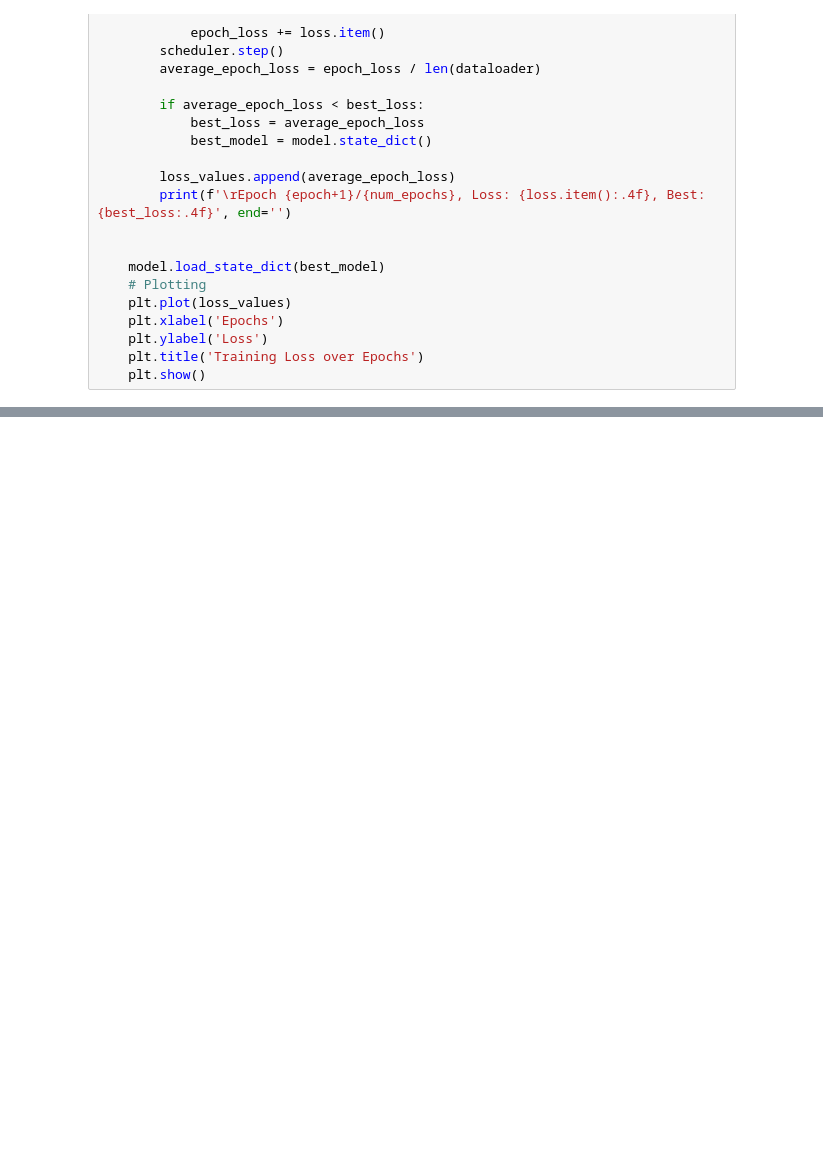
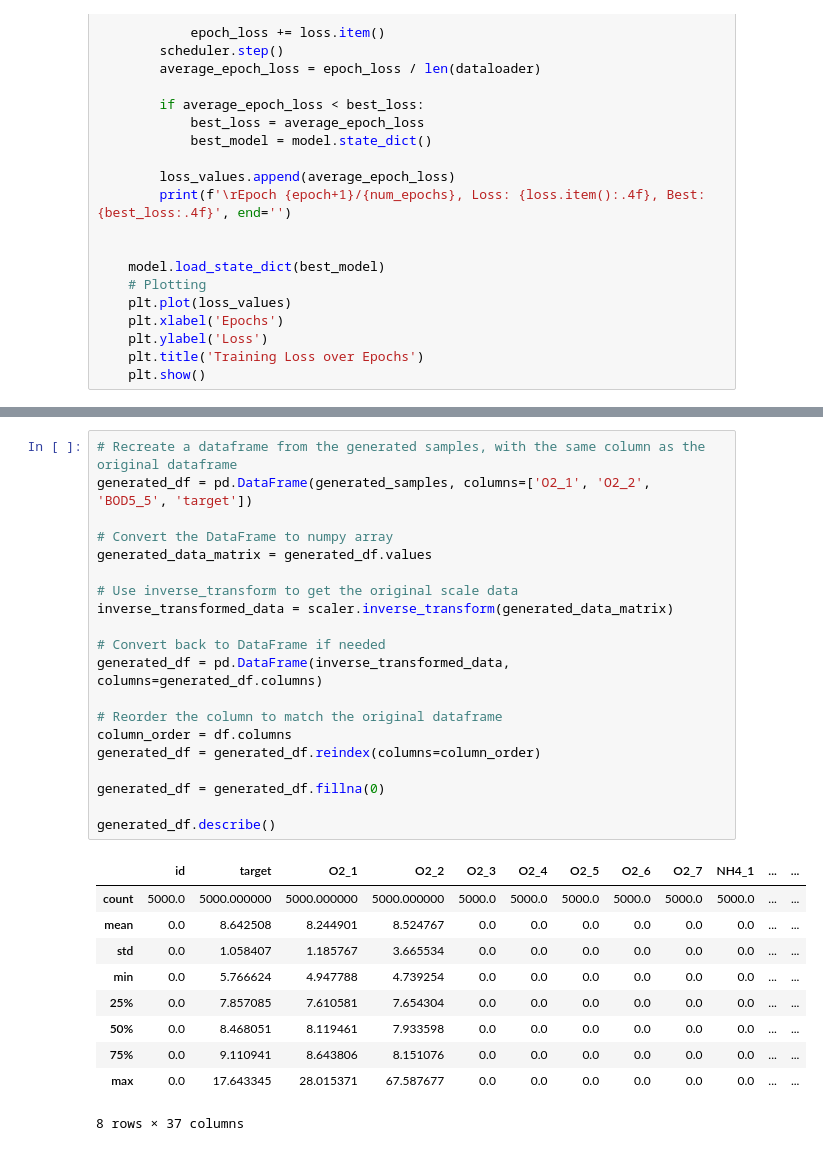
Before and after one commit to ThibLang/playground-series-s3e21, a Jupyter notebook: VAE.ipynb, the cells around one changed output, grey strips where cells are left out. Cells and saved outputs as stored; diff of their text form; blank space fills up the shorter version.

```diff
--- a/VAE.ipynb
+++ b/VAE.ipynb
@@ -358,0 +364,31 @@ plt.show()
+# %%
+# Recreate a dataframe from the generated samples, with the same column as the original dataframe
+generated_df = pd.DataFrame(generated_samples, columns=['O2_1', 'O2_2', 'BOD5_5', 'target'])
+
+# Convert the DataFrame to numpy array
+generated_data_matrix = generated_df.values
+
+# Use inverse_transform to get the original scale data
+inverse_transformed_data = scaler.inverse_transform(generated_data_matrix)
+
+# Convert back to DataFrame if needed
+generated_df = pd.DataFrame(inverse_transformed_data, columns=generated_df.columns)
+
+# Reorder the column to match the original dataframe
+column_order = df.columns
+generated_df = generated_df.reindex(columns=column_order)
+
+generated_df = generated_df.fillna(0)
+
+generated_df.describe()
+# %% [output]
+|  | id | target | O2_1 | O2_2 | O2_3 | O2_4 | O2_5 | O2_6 | O2_7 | NH4_1 | ... | ... |
+| count | 5000.0 | 5000.000000 | 5000.000000 | 5000.000000 | 5000.0 | 5000.0 | 5000.0 | 5000.0 | 5000.0 | 5000.0 | ... | ... |
+| mean | 0.0 | 8.642508 | 8.244901 | 8.524767 | 0.0 | 0.0 | 0.0 | 0.0 | 0.0 | 0.0 | ... | ... |
+| std | 0.0 | 1.058407 | 1.185767 | 3.665534 | 0.0 | 0.0 | 0.0 | 0.0 | 0.0 | 0.0 | ... | ... |
+| min | 0.0 | 5.766624 | 4.947788 | 4.739254 | 0.0 | 0.0 | 0.0 | 0.0 | 0.0 | 0.0 | ... | ... |
+| 25% | 0.0 | 7.857085 | 7.610581 | 7.654304 | 0.0 | 0.0 | 0.0 | 0.0 | 0.0 | 0.0 | ... | ... |
+| 50% | 0.0 | 8.468051 | 8.119461 | 7.933598 | 0.0 | 0.0 | 0.0 | 0.0 | 0.0 | 0.0 | ... | ... |
+| 75% | 0.0 | 9.110941 | 8.643806 | 8.151076 | 0.0 | 0.0 | 0.0 | 0.0 | 0.0 | 0.0 | ... | ... |
+| max | 0.0 | 17.643345 | 28.015371 | 67.587677 | 0.0 | 0.0 | 0.0 | 0.0 | 0.0 | 0.0 | ... | ... |
+8 rows × 37 columns
```
Also changed, not shown: parts of 21 cells of this notebook.
